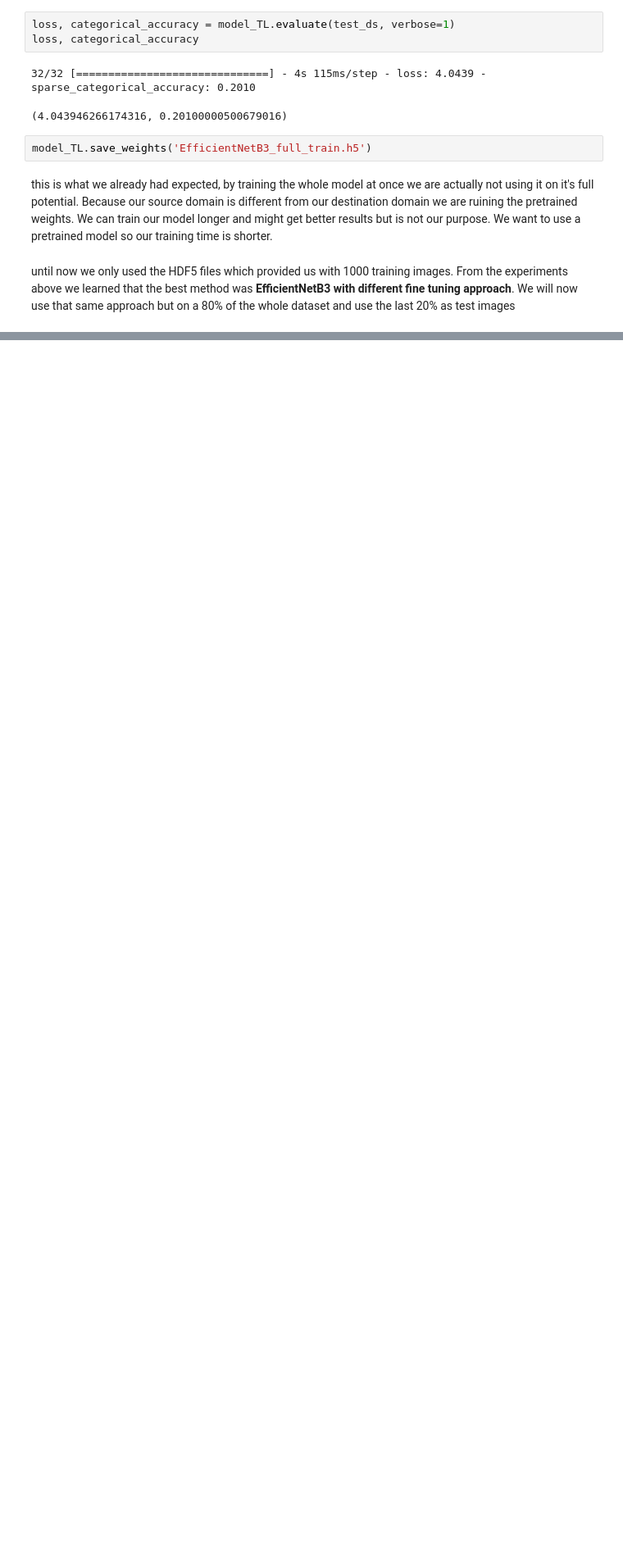
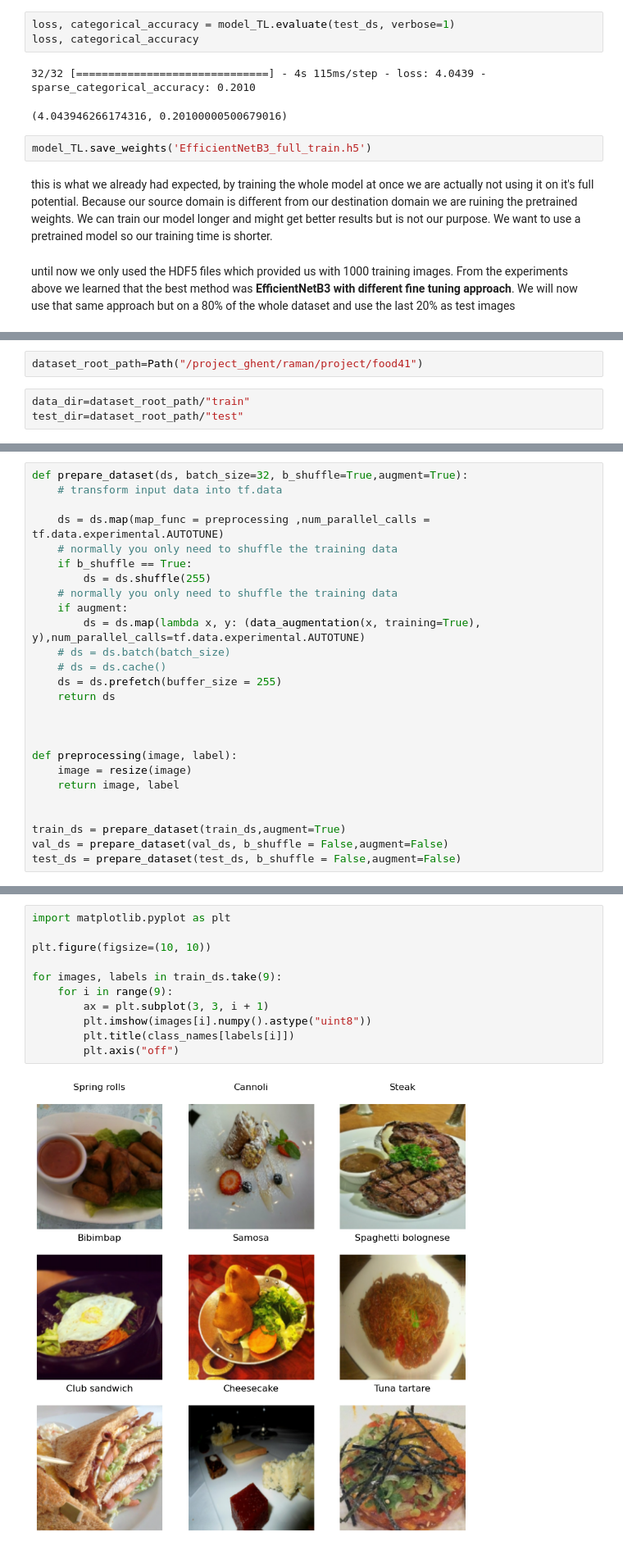
Before and after one commit to hikmatelhaj/machine-learning-project, a Jupyter notebook: sprint3/transfer-learning-different-configurations.ipynb, the cells around one changed output, grey strips where cells are left out. Shown at 82% size. Drawn from its saved outputs; the diff is of its cells as text; blank space fills up the shorter version.

```diff
--- a/sprint3/transfer-learning-different-configurations.ipynb
+++ b/sprint3/transfer-learning-different-configurations.ipynb
@@ -636,0 +640,5 @@ until now we only used the HDF5 files which provided us with 1000 training image
+# %%
+dataset_root_path=Path("/project_ghent/raman/project/food41")
+# %%
+data_dir=dataset_root_path/"train"
+test_dir=dataset_root_path/"test"
@@ -636,0 +675,26 @@ until now we only used the HDF5 files which provided us with 1000 training image
+# %%
+def prepare_dataset(ds, batch_size=32, b_shuffle=True,augment=True):
+    # transform input data into tf.data
+
+    ds = ds.map(map_func = preprocessing ,num_parallel_calls = tf.data.experimental.AUTOTUNE)
+    # normally you only need to shuffle the training data
+    if b_shuffle == True:
+        ds = ds.shuffle(255)
+    # normally you only need to shuffle the training data
+    if augment:
+        ds = ds.map(lambda x, y: (data_augmentation(x, training=True), y),num_parallel_calls=tf.data.experimental.AUTOTUNE)
+    # ds = ds.batch(batch_size)
+    # ds = ds.cache()
+    ds = ds.prefetch(buffer_size = 255)
+    return ds
+
+
+
+def preprocessing(image, label):
+    image = resize(image)
+    return image, label
+
+
+train_ds = prepare_dataset(train_ds,augment=True)
+val_ds = prepare_dataset(val_ds, b_shuffle = False,augment=False)
+test_ds = prepare_dataset(test_ds, b_shuffle = False,augment=False)
@@ -636,0 +719,13 @@ until now we only used the HDF5 files which provided us with 1000 training image
+# %%
+import matplotlib.pyplot as plt
+
+plt.figure(figsize=(10, 10))
+
+for images, labels in train_ds.take(9):
+    for i in range(9):
+        ax = plt.subplot(3, 3, i + 1)
+        plt.imshow(images[i].numpy().astype("uint8"))
+        plt.title(class_names[labels[i]])
+        plt.axis("off")
+# %% [output]
+[figure, added]
```
Also changed, not shown: parts of 21 cells of this notebook, 2 other files.
